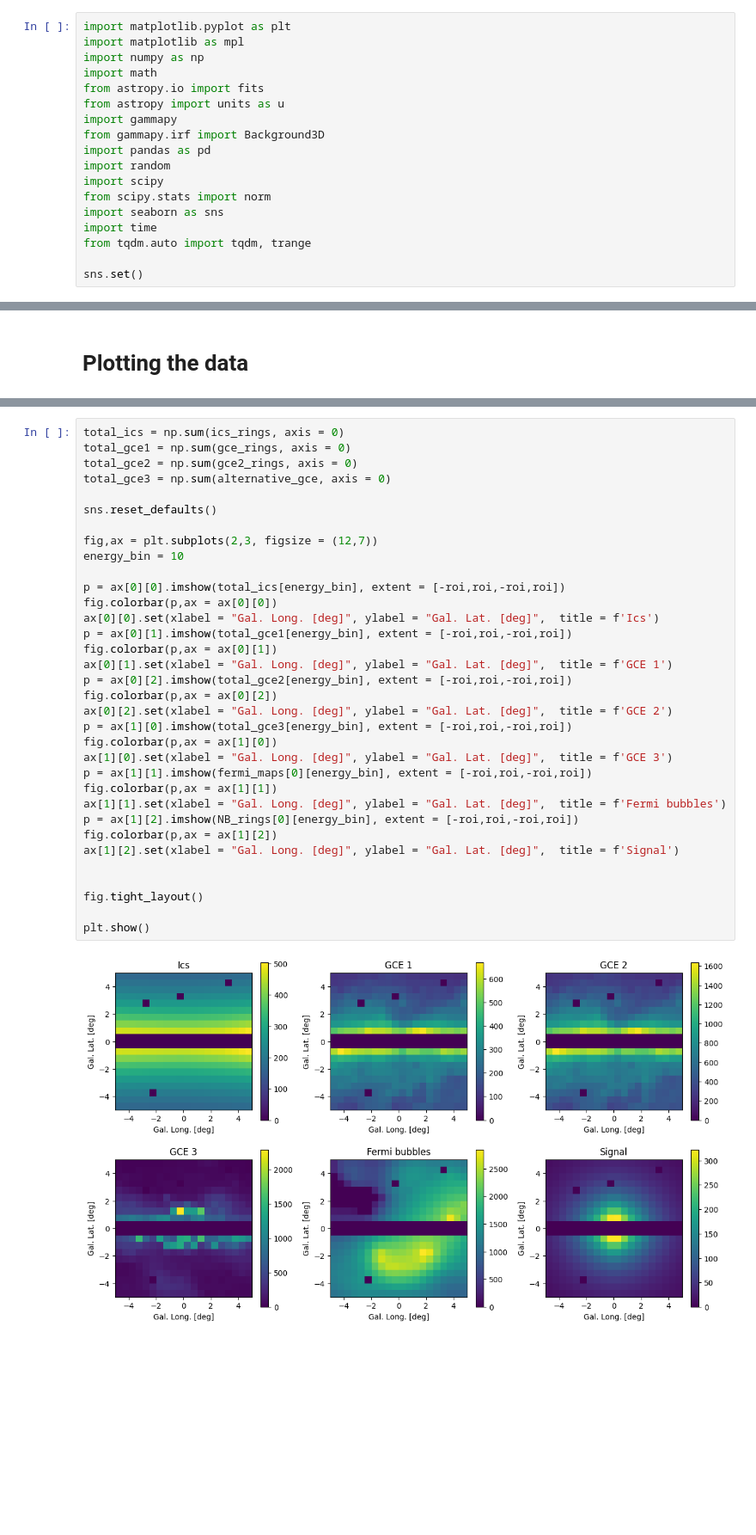
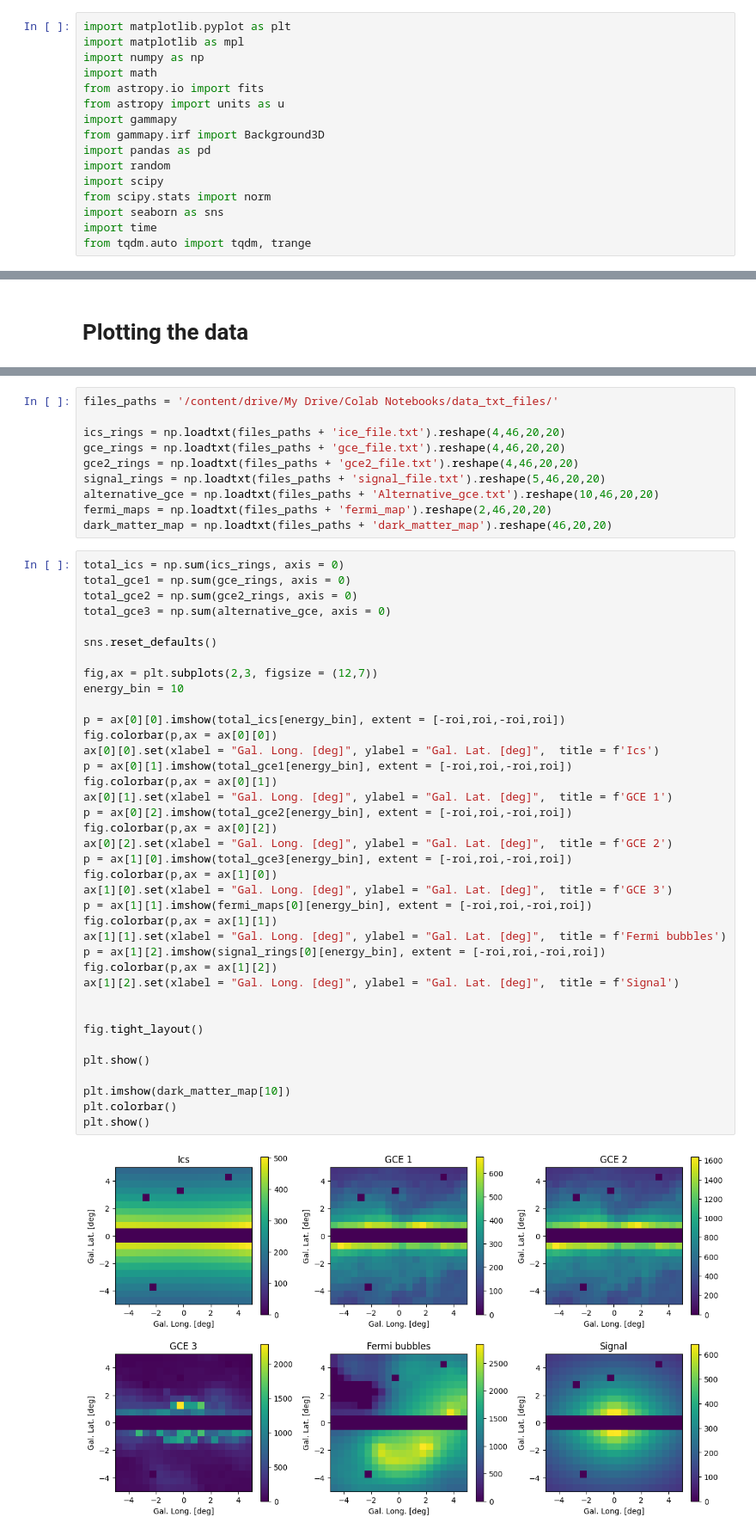
Before and after one commit to Harm1995/CTA-sensitivity, a Jupyter notebook: Count_maps.ipynb, the cells around one changed output, grey strips where cells are left out. Shown at 86% size. Drawn from its saved outputs; the diff is of its cells as text; blank space fills up the shorter version.

```diff
--- a/Count_maps.ipynb
+++ b/Count_maps.ipynb
@@ -28,8 +28,6 @@ from scipy.stats import norm
 import seaborn as sns
 import time
 from tqdm.auto import tqdm, trange
-
-sns.set()
 # %%
 roi = 5
 TeV = 10**-6
@@ -803,3 +872,13 @@ fermi_maps = np.loadtxt(files_paths + 'fermi_map').reshape(2,46,20,20)
+# %%
+files_paths = '/content/drive/My Drive/Colab Notebooks/data_txt_files/'
+
+ics_rings = np.loadtxt(files_paths + 'ice_file.txt').reshape(4,46,20,20)
+gce_rings = np.loadtxt(files_paths + 'gce_file.txt').reshape(4,46,20,20)
+gce2_rings = np.loadtxt(files_paths + 'gce2_file.txt').reshape(4,46,20,20)
+signal_rings = np.loadtxt(files_paths + 'signal_file.txt').reshape(5,46,20,20)
+alternative_gce = np.loadtxt(files_paths + 'Alternative_gce.txt').reshape(10,46,20,20)
+fermi_maps = np.loadtxt(files_paths + 'fermi_map').reshape(2,46,20,20)
+dark_matter_map = np.loadtxt(files_paths + 'dark_matter_map').reshape(46,20,20)
 # %%
 total_ics = np.sum(ics_rings, axis = 0)
 total_gce1 = np.sum(gce_rings, axis = 0)
@@ -807,32 +886,36 @@ total_gce2 = np.sum(gce2_rings, axis = 0)
 total_gce3 = np.sum(alternative_gce, axis = 0)
 
 sns.reset_defaults()
 
 fig,ax = plt.subplots(2,3, figsize = (12,7))
 energy_bin = 10
 
 p = ax[0][0].imshow(total_ics[energy_bin], extent = [-roi,roi,-roi,roi])
 fig.colorbar(p,ax = ax[0][0])
 ax[0][0].set(xlabel = "Gal. Long. [deg]", ylabel = "Gal. Lat. [deg]",  title = f'Ics')
 p = ax[0][1].imshow(total_gce1[energy_bin], extent = [-roi,roi,-roi,roi])
 fig.colorbar(p,ax = ax[0][1])
 ax[0][1].set(xlabel = "Gal. Long. [deg]", ylabel = "Gal. Lat. [deg]",  title = f'GCE 1')
 p = ax[0][2].imshow(total_gce2[energy_bin], extent = [-roi,roi,-roi,roi])
 fig.colorbar(p,ax = ax[0][2])
 ax[0][2].set(xlabel = "Gal. Long. [deg]", ylabel = "Gal. Lat. [deg]",  title = f'GCE 2')
 p = ax[1][0].imshow(total_gce3[energy_bin], extent = [-roi,roi,-roi,roi])
 fig.colorbar(p,ax = ax[1][0])
 ax[1][0].set(xlabel = "Gal. Long. [deg]", ylabel = "Gal. Lat. [deg]",  title = f'GCE 3')
 p = ax[1][1].imshow(fermi_maps[0][energy_bin], extent = [-roi,roi,-roi,roi])
 fig.colorbar(p,ax = ax[1][1])
 ax[1][1].set(xlabel = "Gal. Long. [deg]", ylabel = "Gal. Lat. [deg]",  title = f'Fermi bubbles')
-p = ax[1][2].imshow(NB_rings[0][energy_bin], extent = [-roi,roi,-roi,roi])
+p = ax[1][2].imshow(signal_rings[0][energy_bin], extent = [-roi,roi,-roi,roi])
 fig.colorbar(p,ax = ax[1][2])
 ax[1][2].set(xlabel = "Gal. Long. [deg]", ylabel = "Gal. Lat. [deg]",  title = f'Signal')
 
 
 fig.tight_layout()
 
 plt.show()
+
+plt.imshow(dark_matter_map[10])
+plt.colorbar()
+plt.show()
 # %% [output]
-[figure, old version]
+[figure, new version]
```
Also changed, not shown: parts of 25 cells of this notebook.
